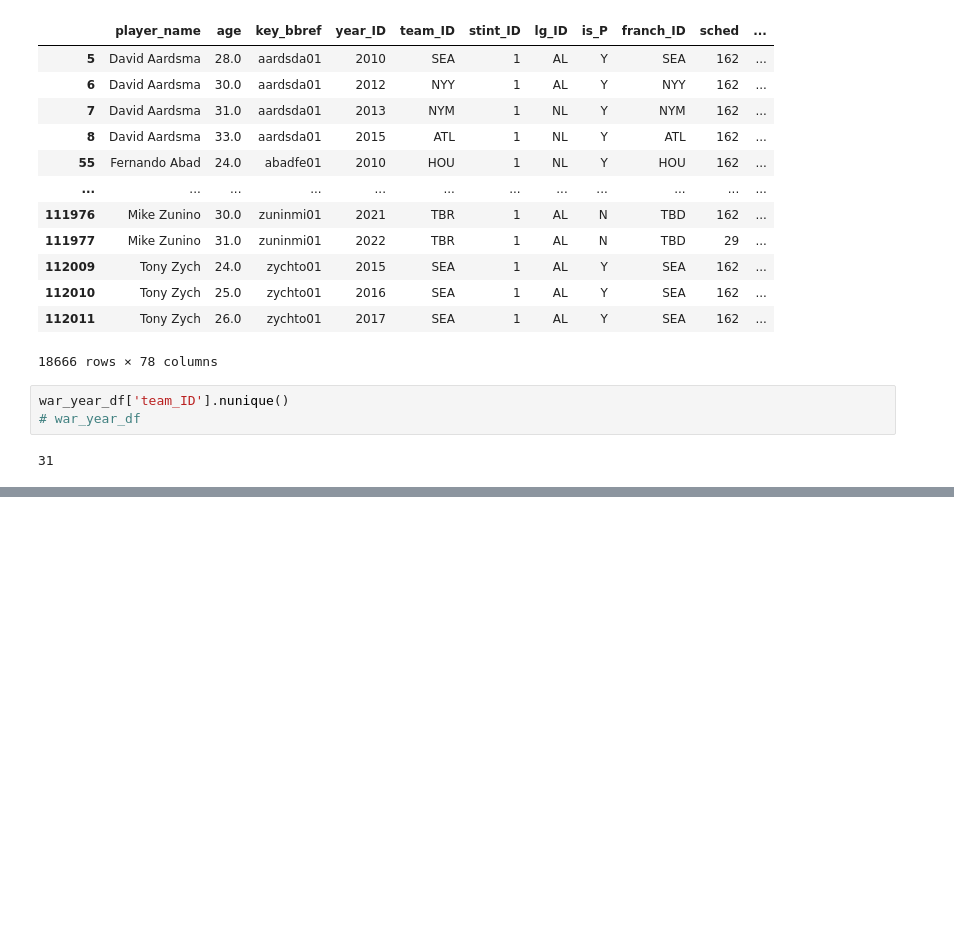
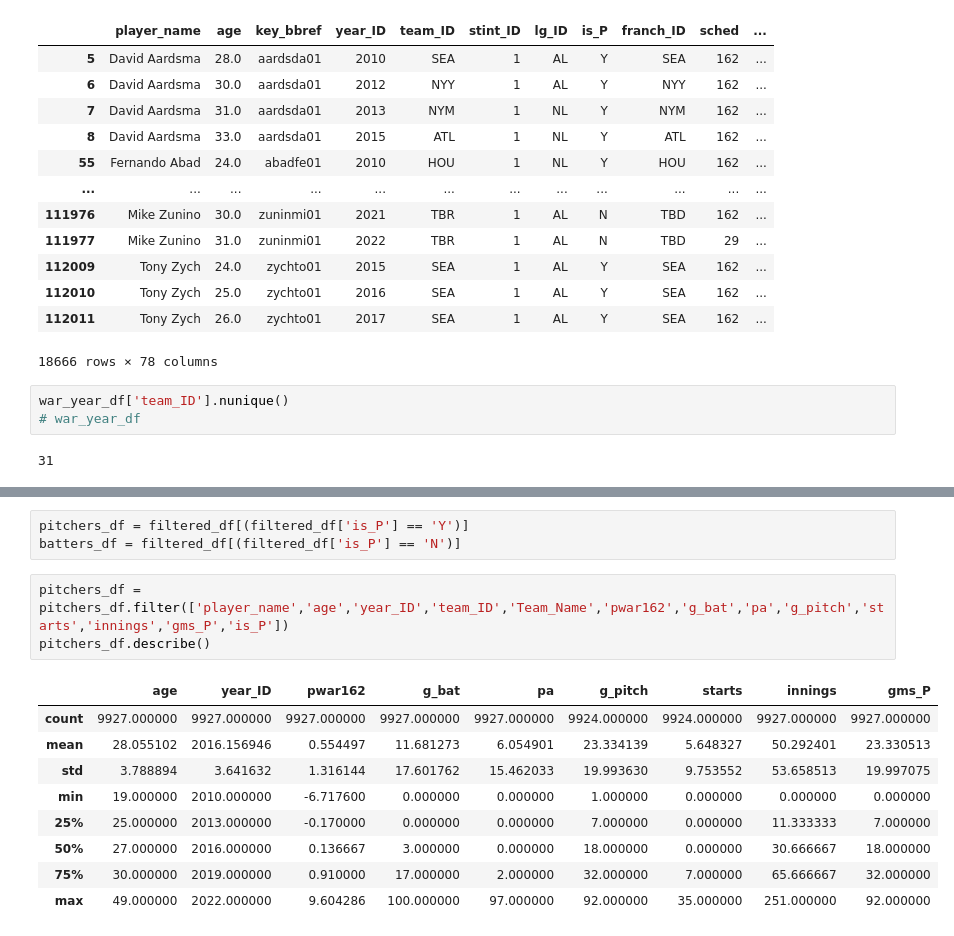
Before and after one commit to brianrwheatley/final-baseball-war-stats, a Jupyter notebook: WAR_cleaning.ipynb, the cells around one changed output, grey strips where cells are left out. Cells and saved outputs as stored; diff of their text form; blank space fills up the shorter version.

```diff
--- a/WAR_cleaning.ipynb
+++ b/WAR_cleaning.ipynb
@@ -68,0 +90,16 @@ teamID_present_df.count()['Team_ID']
+# %%
+pitchers_df = filtered_df[(filtered_df['is_P'] == 'Y')]
+batters_df = filtered_df[(filtered_df['is_P'] == 'N')]
+# %%
+pitchers_df = pitchers_df.filter(['player_name','age','year_ID','team_ID','Team_Name','pwar162','g_bat','pa','g_pitch','starts','innings','gms_P','is_P'])
+pitchers_df.describe()
+# %% [output]
+|  | age | year_ID | pwar162 | g_bat | pa | g_pitch | starts | innings | gms_P |
+| count | 9927.000000 | 9927.000000 | 9927.000000 | 9927.000000 | 9927.000000 | 9924.000000 | 9924.000000 | 9927.000000 | 9927.000000 |
+| mean | 28.055102 | 2016.156946 | 0.554497 | 11.681273 | 6.054901 | 23.334139 | 5.648327 | 50.292401 | 23.330513 |
+| std | 3.788894 | 3.641632 | 1.316144 | 17.601762 | 15.462033 | 19.993630 | 9.753552 | 53.658513 | 19.997075 |
+| min | 19.000000 | 2010.000000 | -6.717600 | 0.000000 | 0.000000 | 1.000000 | 0.000000 | 0.000000 | 0.000000 |
+| 25% | 25.000000 | 2013.000000 | -0.170000 | 0.000000 | 0.000000 | 7.000000 | 0.000000 | 11.333333 | 7.000000 |
+| 50% | 27.000000 | 2016.000000 | 0.136667 | 3.000000 | 0.000000 | 18.000000 | 0.000000 | 30.666667 | 18.000000 |
+| 75% | 30.000000 | 2019.000000 | 0.910000 | 17.000000 | 2.000000 | 32.000000 | 7.000000 | 65.666667 | 32.000000 |
+| max | 49.000000 | 2022.000000 | 9.604286 | 100.000000 | 97.000000 | 92.000000 | 35.000000 | 251.000000 | 92.000000 |
```
Also changed, not shown: parts of 5 cells of this notebook.
